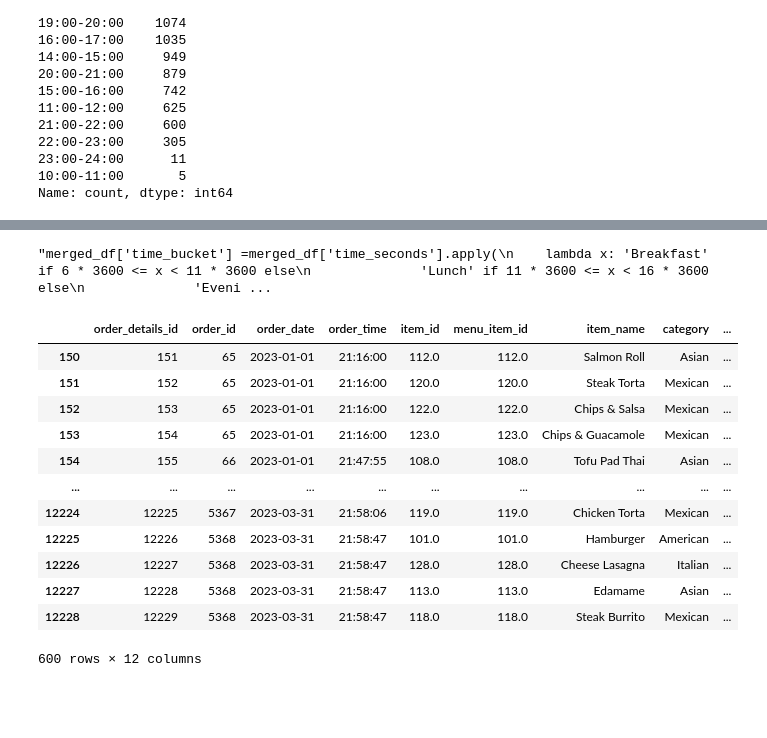
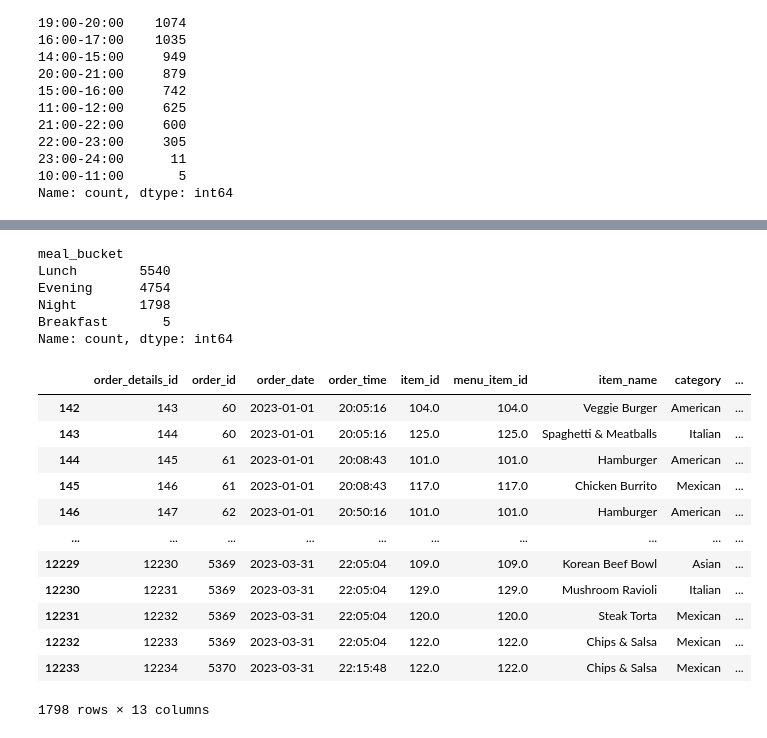
Before and after one commit to YaniaNada/Cafeteria_Analysis_OptiMeal_Project, a Jupyter notebook: exploratory_analysis.ipynb, the cells around one changed output, grey strips where cells are left out. Saved outputs shown, nothing was run; the diff lists cells and outputs as text; code cells hidden in the pictures; blank space fills up the shorter version.

```diff
--- a/exploratory_analysis.ipynb
+++ b/exploratory_analysis.ipynb
@@ -202,26 +192,31 @@ Name: count, dtype: int64
 # %%
-'''merged_df['time_bucket'] =merged_df['time_seconds'].apply(
+merged_df['meal_bucket'] =merged_df['time_seconds'].apply(
     lambda x: 'Breakfast' if 6 * 3600 <= x < 11 * 3600 else
               'Lunch' if 11 * 3600 <= x < 16 * 3600 else
               'Evening' if 16 * 3600 <= x < 20 * 3600 else
               'Night'
 )
-print(merged_df['time_bucket'].value_counts())'''
+print(merged_df['meal_bucket'].value_counts())
 # %% [output]
-"merged_df['time_bucket'] =merged_df['time_seconds'].apply(\n    lambda x: 'Breakfast' if 6 * 3600 <= x < 11 * 3600 else\n              'Lunch' if 11 * 3600 <= x < 16 * 3600 else\n              'Eveni ...
+meal_bucket
+Lunch        5540
+Evening      4754
+Night        1798
+Breakfast       5
+Name: count, dtype: int64
 # %%
-merged_df[merged_df['time_bucket']== '21:00-22:00']
+merged_df[merged_df['meal_bucket']== 'Night']
 # %% [output]
 |  | order_details_id | order_id | order_date | order_time | item_id | menu_item_id | item_name | category | ... |
-| 150 | 151 | 65 | 2023-01-01 | 21:16:00 | 112.0 | 112.0 | Salmon Roll | Asian | ... |
-| 151 | 152 | 65 | 2023-01-01 | 21:16:00 | 120.0 | 120.0 | Steak Torta | Mexican | ... |
-| 152 | 153 | 65 | 2023-01-01 | 21:16:00 | 122.0 | 122.0 | Chips & Salsa | Mexican | ... |
-| 153 | 154 | 65 | 2023-01-01 | 21:16:00 | 123.0 | 123.0 | Chips & Guacamole | Mexican | ... |
-| 154 | 155 | 66 | 2023-01-01 | 21:47:55 | 108.0 | 108.0 | Tofu Pad Thai | Asian | ... |
+| 142 | 143 | 60 | 2023-01-01 | 20:05:16 | 104.0 | 104.0 | Veggie Burger | American | ... |
+| 143 | 144 | 60 | 2023-01-01 | 20:05:16 | 125.0 | 125.0 | Spaghetti & Meatballs | Italian | ... |
+| 144 | 145 | 61 | 2023-01-01 | 20:08:43 | 101.0 | 101.0 | Hamburger | American | ... |
+| 145 | 146 | 61 | 2023-01-01 | 20:08:43 | 117.0 | 117.0 | Chicken Burrito | Mexican | ... |
+| 146 | 147 | 62 | 2023-01-01 | 20:50:16 | 101.0 | 101.0 | Hamburger | American | ... |
 | ... | ... | ... | ... | ... | ... | ... | ... | ... | ... |
-| 12224 | 12225 | 5367 | 2023-03-31 | 21:58:06 | 119.0 | 119.0 | Chicken Torta | Mexican | ... |
-| 12225 | 12226 | 5368 | 2023-03-31 | 21:58:47 | 101.0 | 101.0 | Hamburger | American | ... |
-| 12226 | 12227 | 5368 | 2023-03-31 | 21:58:47 | 128.0 | 128.0 | Cheese Lasagna | Italian | ... |
-| 12227 | 12228 | 5368 | 2023-03-31 | 21:58:47 | 113.0 | 113.0 | Edamame | Asian | ... |
-| 12228 | 12229 | 5368 | 2023-03-31 | 21:58:47 | 118.0 | 118.0 | Steak Burrito | Mexican | ... |
+| 12229 | 12230 | 5369 | 2023-03-31 | 22:05:04 | 109.0 | 109.0 | Korean Beef Bowl | Asian | ... |
+| 12230 | 12231 | 5369 | 2023-03-31 | 22:05:04 | 129.0 | 129.0 | Mushroom Ravioli | Italian | ... |
+| 12231 | 12232 | 5369 | 2023-03-31 | 22:05:04 | 120.0 | 120.0 | Steak Torta | Mexican | ... |
+| 12232 | 12233 | 5369 | 2023-03-31 | 22:05:04 | 122.0 | 122.0 | Chips & Salsa | Mexican | ... |
+| 12233 | 12234 | 5370 | 2023-03-31 | 22:15:48 | 122.0 | 122.0 | Chips & Salsa | Mexican | ... |
-600 rows × 12 columns
+1798 rows × 13 columns
```
Also changed, not shown: parts of 6 cells of this notebook.
